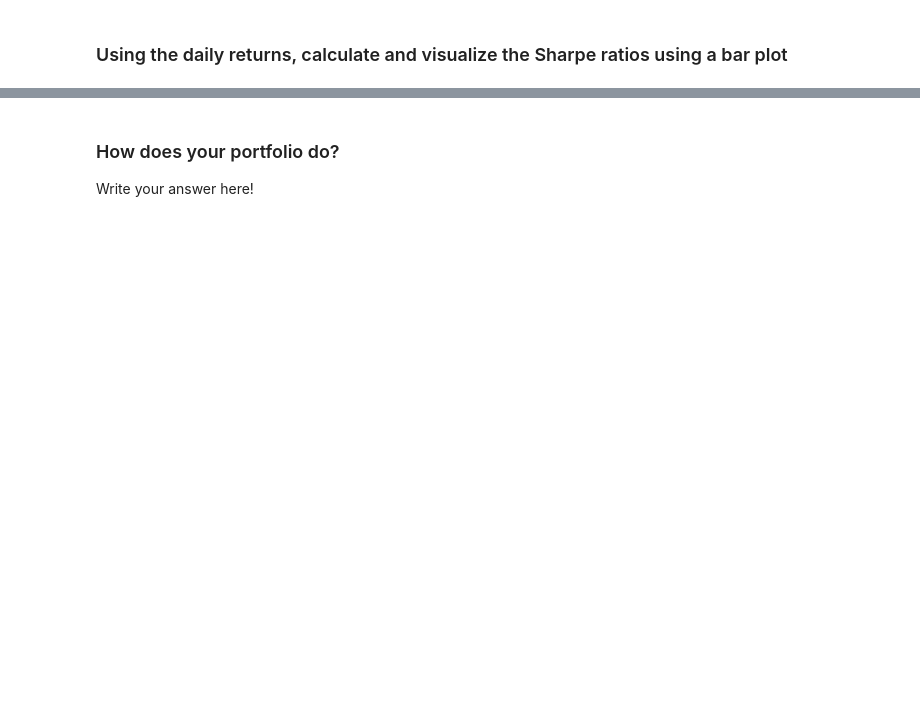
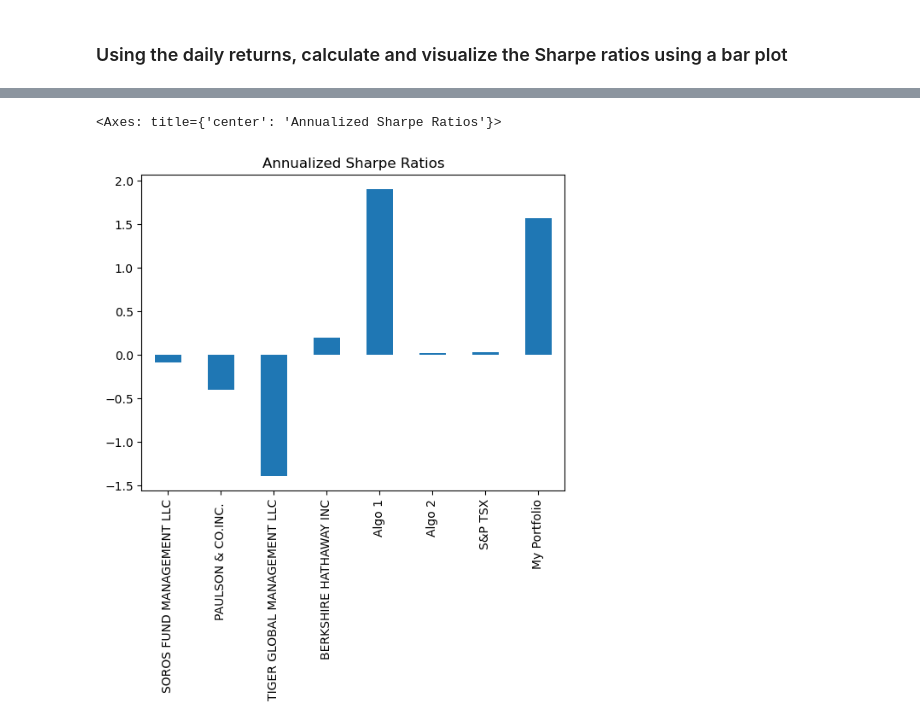
Before and after one commit to terabyte79/pandas_homework, a Jupyter notebook: whale_analysis.ipynb, the cells around one changed output, grey strips where cells are left out. Drawn from its saved outputs; the diff is of its cells as text; code cells hidden in the pictures; blank space fills up the shorter version.

```diff
--- a/whale_analysis.ipynb
+++ b/whale_analysis.ipynb
@@ -516,3 +714,6 @@ weights = [1/3, 1/3, 1/3]
 ### Using the daily returns, calculate and visualize the Sharpe ratios using a bar plot
 # %%
 # Calculate Annualized Sharpe Ratios
+
+new_sharpe_ratios = (final_combined_df.mean() * 252) / (final_combined_df.std() * np.sqrt(252))
+new_sharpe_ratios
@@ -519,6 +730,6 @@ weights = [1/3, 1/3, 1/3]
 # %%
 # Visualize the sharpe ratios as a bar plot
+new_sharpe_ratios.plot(kind= "bar", title = "Annualized Sharpe Ratios")
+# %% [output]
+<Axes: title={'center': 'Annualized Sharpe Ratios'}>
+[figure, added]
-# %% [markdown]
-### How does your portfolio do?
-
-Write your answer here!
```
Also changed, not shown: parts of 28 cells of this notebook, 1 other file.
